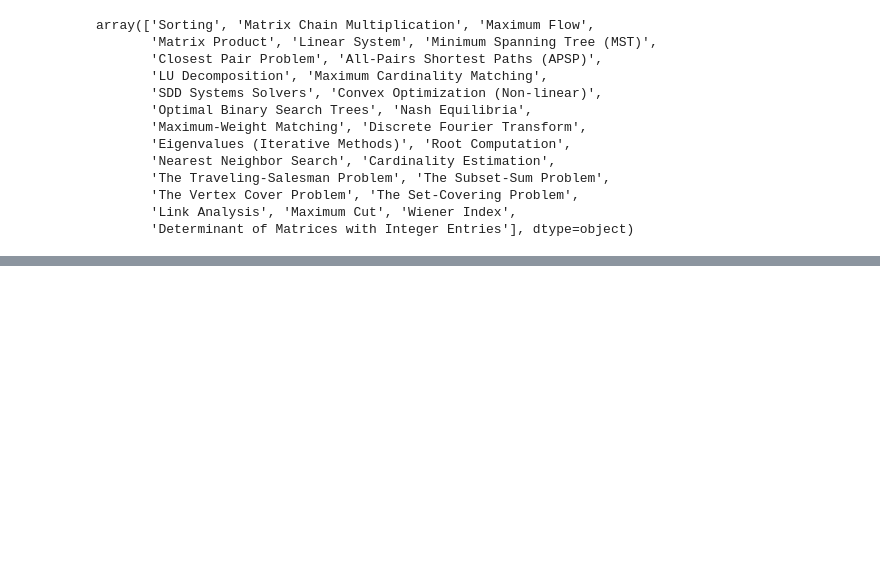
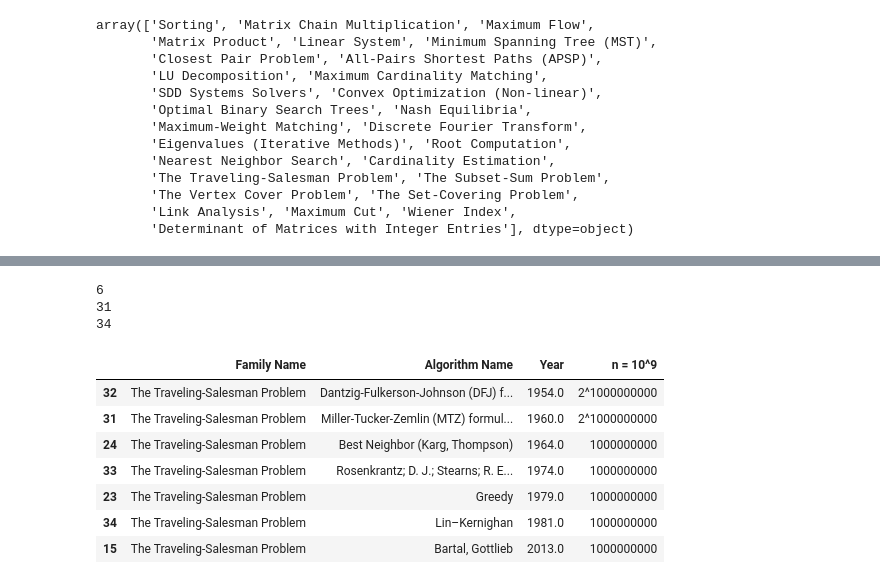
Before and after one commit to andrewlucasgs/approximation-algorithms, a Jupyter notebook: time.ipynb, the cells around one changed output, grey strips where cells are left out. Cells and saved outputs as stored; diff of their text form; code cells hidden in the pictures; blank space fills up the shorter version.

```diff
--- a/time.ipynb
+++ b/time.ipynb
@@ -565,0 +759,62 @@ plt.show()
+# %%
+import pandas as pd
+
+# Assuming APSP_exact, APSP_constant_factor, and APSP_any_error are already defined
+
+def filter_lowest_values(df):
+    df.sort_values(by=['Year'], inplace=True)
+    filtered_rows = []
+    last_value = float('inf')
+
+    for _, row in df.iterrows():
+        if row['n = 10^9'] <= last_value:
+            filtered_rows.append(row)
+            last_value = row['n = 10^9']
+
+    return pd.DataFrame(filtered_rows)
+
+APSP_exact = sheet1[sheet1['Family Name'] == 'The Traveling-Salesman Problem']
+APSP_constant_factor = approximation_algorithms[approximation_algorithms['Family Name'] == 'The Traveling-Salesman Problem']
+
+# Filter APSP_constant_factor with correct conditions
+APSP_constant_factor = APSP_constant_factor[
+    (APSP_constant_factor['Approximation Factor Class (Mult)'].fillna(float('inf')) <= 4.5) |
+    (APSP_constant_factor['Approximation Factor Class (Add)'].fillna(float('inf')) <= 2)
+]
+
+APSP_any_error = approximation_algorithms[approximation_algorithms['Family Name'] == 'The Traveling-Salesman Problem']
+
+print(len(APSP_exact))
+print(len(APSP_constant_factor))
+print(len(APSP_any_error))
+
+# Keep only specified columns
+columns_to_keep = ['Family Name', 'Algorithm Name', 'Year', 'n = 10^9']
+APSP_exact = APSP_exact[columns_to_keep]
+APSP_constant_factor = APSP_constant_factor[columns_to_keep]
+APSP_any_error = APSP_any_error[columns_to_keep]
+
+# Concatenate exact into constant factor and any error
+APSP_constant_factor = pd.concat([APSP_constant_factor, APSP_exact], ignore_index=True)
+APSP_any_error = pd.concat([APSP_any_error, APSP_exact], ignore_index=True)
+
+# Filter each DataFrame to keep only the lowest values for n = 10^9 until each year
+APSP_exact_filtered = filter_lowest_values(APSP_exact)
+APSP_constant_factor_filtered = filter_lowest_values(APSP_constant_factor)
+APSP_any_error_filtered = filter_lowest_values(APSP_any_error)
+
+# Print the filtered DataFrames
+(APSP_constant_factor_filtered)
+# New Graph
+# %% [output]
+6
+31
+34
+|  | Family Name | Algorithm Name | Year | n = 10^9 |
+| 32 | The Traveling-Salesman Problem | Dantzig-Fulkerson-Johnson (DFJ) f... | 1954.0 | 2^1000000000 |
+| 31 | The Traveling-Salesman Problem | Miller-Tucker-Zemlin (MTZ) formul... | 1960.0 | 2^1000000000 |
+| 24 | The Traveling-Salesman Problem | Best Neighbor (Karg, Thompson) | 1964.0 | 1000000000 |
+| 33 | The Traveling-Salesman Problem | Rosenkrantz; D. J.; Stearns; R. E... | 1974.0 | 1000000000 |
+| 23 | The Traveling-Salesman Problem | Greedy | 1979.0 | 1000000000 |
+| 34 | The Traveling-Salesman Problem | Lin–Kernighan | 1981.0 | 1000000000 |
+| 15 | The Traveling-Salesman Problem | Bartal, Gottlieb | 2013.0 | 1000000000 |
```
Also changed, not shown: parts of 10 cells of this notebook, 8 other files.
